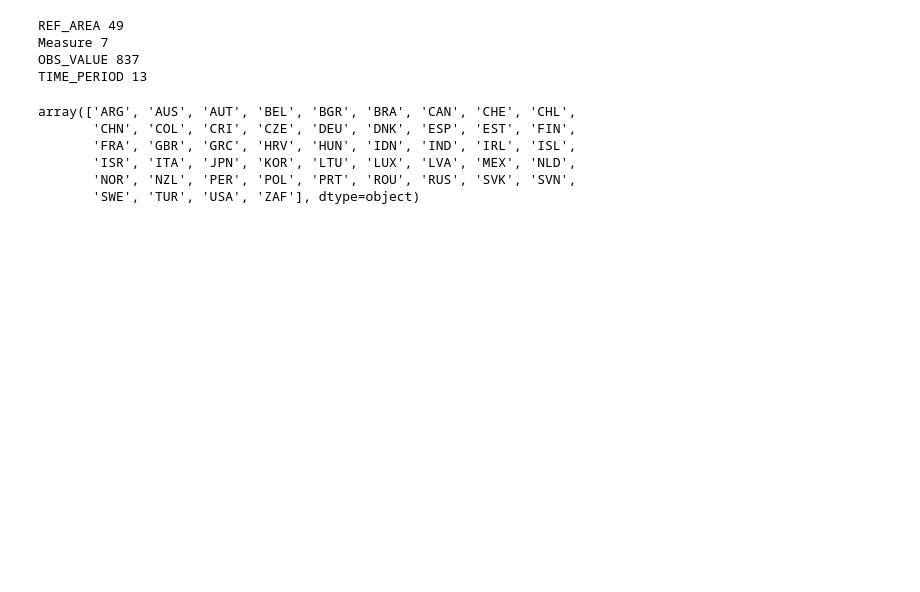
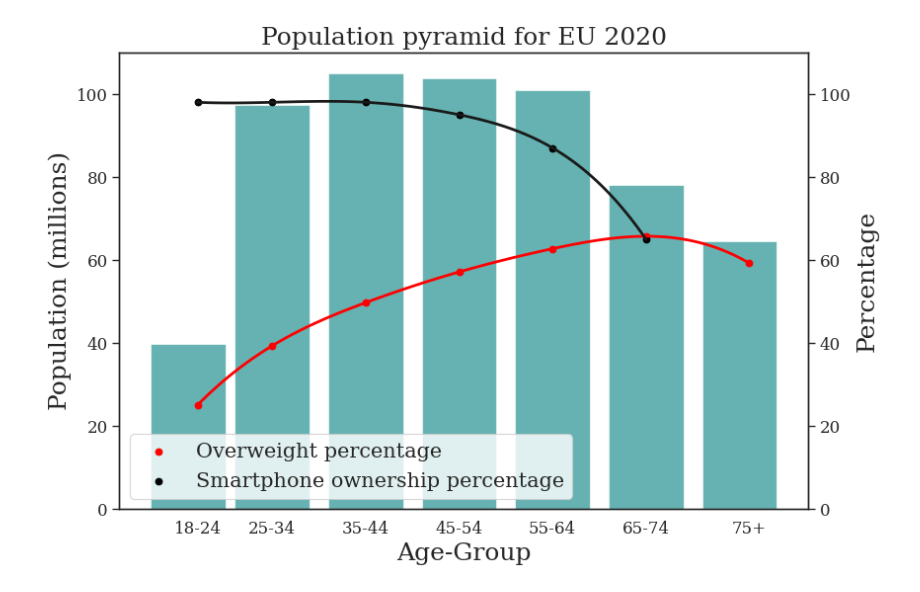
Before and after one commit to simonguld/NovoNordiskCBS, a Jupyter notebook: data_extraction.ipynb, the cells around one changed output. Cells and saved outputs as stored; diff of their text form; code cells hidden in the pictures; blank space fills up the shorter version.

Commit message:
data added

```diff
--- a/data_extraction.ipynb
+++ b/data_extraction.ipynb
@@ -95,18 +71,0 @@ year_list, measure_list
-# %%
-# get the unique values of each column
-for col in df_res.columns:
-    print(col, len(df_res[col].unique()))
-# %% [output]
-REF_AREA 49
-Measure 7
-OBS_VALUE 837
-TIME_PERIOD 13
-# %%
-country_list
-# %% [output]
-array(['ARG', 'AUS', 'AUT', 'BEL', 'BGR', 'BRA', 'CAN', 'CHE', 'CHL',
-       'CHN', 'COL', 'CRI', 'CZE', 'DEU', 'DNK', 'ESP', 'EST', 'FIN',
-       'FRA', 'GBR', 'GRC', 'HRV', 'HUN', 'IDN', 'IND', 'IRL', 'ISL',
-       'ISR', 'ITA', 'JPN', 'KOR', 'LTU', 'LUX', 'LVA', 'MEX', 'NLD',
-       'NOR', 'NZL', 'PER', 'POL', 'PRT', 'ROU', 'RUS', 'SVK', 'SVN',
-       'SWE', 'TUR', 'USA', 'ZAF'], dtype=object)
@@ -112,0 +102,38 @@ array(['ARG', 'AUS', 'AUT', 'BEL', 'BGR', 'BRA', 'CAN', 'CHE', 'CHL',
+# %%
+int(cols[0][-2:]), int(cols[0][:2])
+est_centers = [int(cols[i][:2]) + int((float(cols[i][-2:]) - float(cols[i][:2])) / 2) for i in range(len(cols)-1)]
+est_centers.append(75 + 5)
+est_vals = np.linspace(21,80,100)
+est_vals_smart = np.linspace(21,69,100)
+f_cubic = interp1d(est_centers, df_age['Overweight % EU 2019'].values, kind = 'cubic')
+f_smart = interp1d(est_centers[:-1], df_age['Smartphone % EU 2020'].values[:-1], kind = 'cubic')
+preds = f_cubic(est_vals)
+smart_preds = f_smart(est_vals_smart)
+# %%
+fig, ax = plt.subplots(figsize=(9, 6))
+axx = ax.twinx()
+ax.grid(False)
+axx.grid(False)
+
+est_centers_shift = est_centers.copy()
+est_centers_shift[0] = 20
+est_centers_shift[-1] = 79
+
+data = {f'{cols[i]}': tot_vals[i] / 1_000_000 for i in range(len(cols))}
+#ax.bar(list(data.keys()), list(data.values()))
+ax.bar(est_centers_shift, df_age['Population EU'].values / 1_000_000, color='teal', width=8, alpha=.6,)
+axx.scatter(est_centers, df_age['Overweight % EU 2019'], color='red', label = 'Overweight percentage')
+axx.scatter(est_centers, df_age['Smartphone % EU 2020'], color='black', label = 'Smartphone ownership percentage')
+axx.plot(est_vals, preds, '-', color='red')
+axx.plot(est_vals_smart, smart_preds, 'k-')
+ax.set_xticks(est_centers, cols)
+axx.set_ylabel('Percentage')
+ax.set_ylim(0, 110)
+axx.set_ylim(0, 110)
+
+
+ax.set(ylabel="Population (millions)", xlabel="Age-Group", title = "Population pyramid for EU 2020")
+axx.legend()
+fig.savefig('figs/pop_pyram.svg', dpi=420, bbox_inches='tight', transparent=True)
+# %% [output]
+[figure, added]
```
Also changed, not shown: parts of 14 cells of this notebook, 10 other files.
